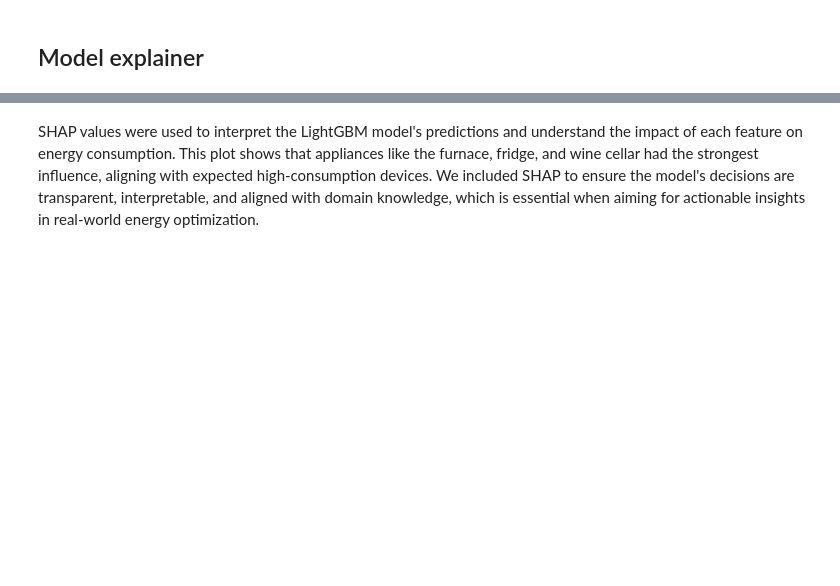
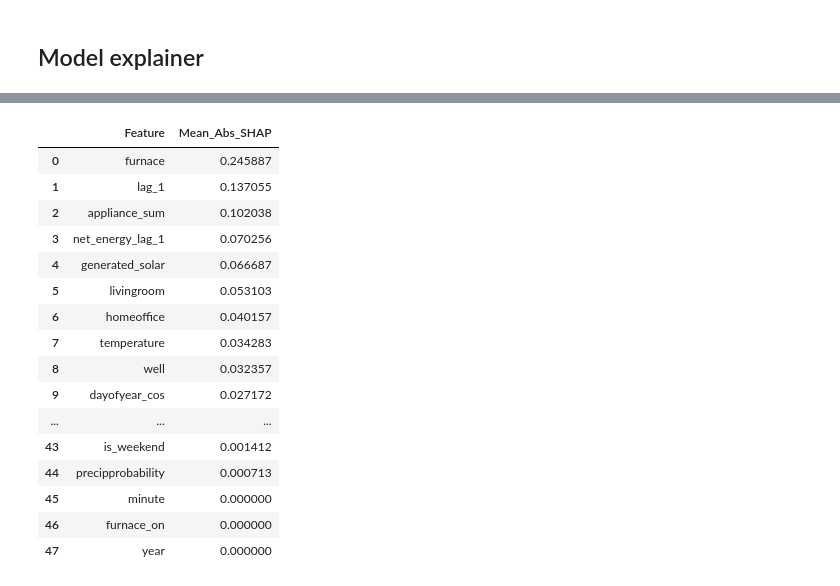
Before and after one commit to markuskuehnle/smart-meter-energy-forecasting, a Jupyter notebook: notebooks/08_lgbm_forecast.ipynb, the cells around one changed output, grey strips where cells are left out. Drawn from its saved outputs; the diff is of its cells as text; code cells hidden in the pictures; blank space fills up the shorter version.

```diff
--- a/notebooks/08_lgbm_forecast.ipynb
+++ b/notebooks/08_lgbm_forecast.ipynb
@@ -277,2 +261,28 @@ plt.show()
-# %% [markdown]
-SHAP values were used to interpret the LightGBM model's predictions and understand the impact of each feature on energy consumption. This plot shows that appliances like the furnace, fridge, and wine cellar had the strongest influence, aligning with expected high-consumption devices. We included SHAP to ensure the model's decisions are transparent, interpretable, and aligned with domain knowledge, which is essential when aiming for actionable insights in real-world energy optimization.
+# %%
+mean_abs_shap = np.abs(shap_values).mean(axis=0)
+top_features = X_train.columns[np.argsort(mean_abs_shap)[-40:]].tolist()
+# %%
+shap_df = pd.DataFrame({
+    "Feature": X_train.columns,
+    "Mean_Abs_SHAP": mean_abs_shap
+}).sort_values(by="Mean_Abs_SHAP", ascending=False).reset_index(drop=True)
+# %%
+shap_df
+# %% [output]
+|  | Feature | Mean_Abs_SHAP |
+| 0 | furnace | 0.245887 |
+| 1 | lag_1 | 0.137055 |
+| 2 | appliance_sum | 0.102038 |
+| 3 | net_energy_lag_1 | 0.070256 |
+| 4 | generated_solar | 0.066687 |
+| 5 | livingroom | 0.053103 |
+| 6 | homeoffice | 0.040157 |
+| 7 | temperature | 0.034283 |
+| 8 | well | 0.032357 |
+| 9 | dayofyear_cos | 0.027172 |
+| ... | ... | ... |
+| 43 | is_weekend | 0.001412 |
+| 44 | precipprobability | 0.000713 |
+| 45 | minute | 0.000000 |
+| 46 | furnace_on | 0.000000 |
+| 47 | year | 0.000000 |
```
Also changed, not shown: parts of 13 cells of this notebook, 11 other files.
